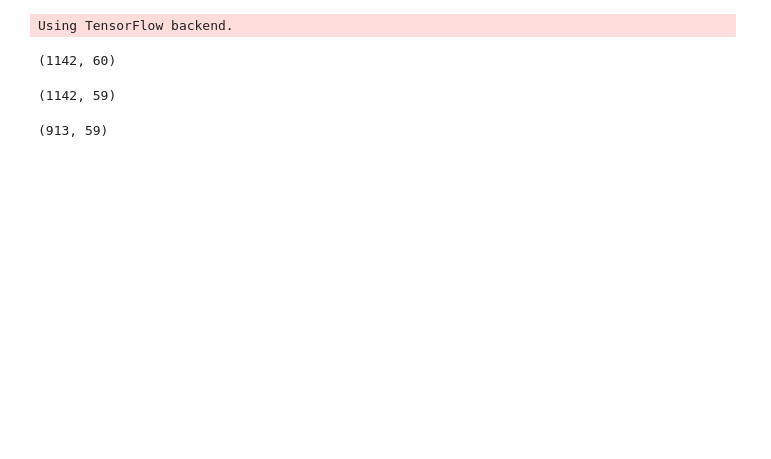
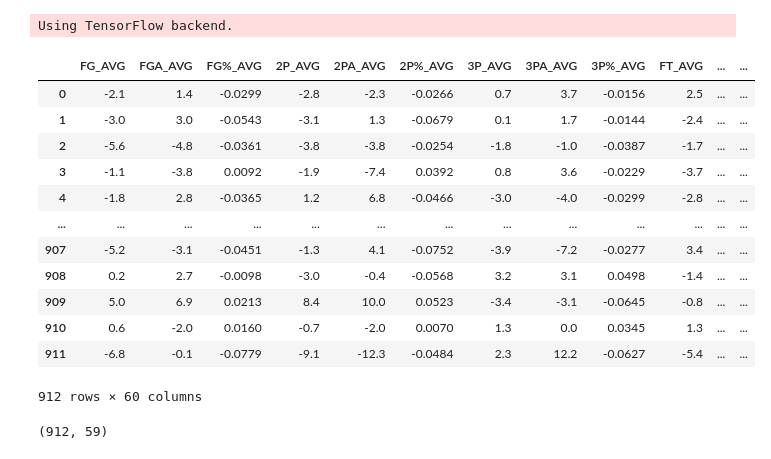
Before and after one commit to BobbyZhouZijian/CS3244-project, a Jupyter notebook: models/NN.ipynb, the cells around one changed output. Cells and saved outputs as stored; diff of their text form; code cells hidden in the pictures; blank space fills up the shorter version.

```diff
--- a/models/NN.ipynb
+++ b/models/NN.ipynb
@@ -31,4 +25,0 @@ df.drop(columns=['Unnamed: 0', 'MP'], inplace=True)
-# %%
-df.shape
-# %% [output]
-(1142, 60)
@@ -42,0 +26,24 @@ df = df[::-1]
+# %%
+train = pd.read_csv("../data/train_test_val data/train.csv")
+val = pd.read_csv("../data/train_test_val data/val.csv")
+test = pd.read_csv("../data/train_test_val data/test.csv")
+# %%
+train.drop(columns=['MP'], inplace=True)
+val.drop(columns=['MP'], inplace=True)
+test.drop(columns=['MP'], inplace=True)
+# %%
+train
+# %% [output]
+|  | FG_AVG | FGA_AVG | FG%_AVG | 2P_AVG | 2PA_AVG | 2P%_AVG | 3P_AVG | 3PA_AVG | 3P%_AVG | FT_AVG | ... | ... |
+| 0 | -2.1 | 1.4 | -0.0299 | -2.8 | -2.3 | -0.0266 | 0.7 | 3.7 | -0.0156 | 2.5 | ... | ... |
+| 1 | -3.0 | 3.0 | -0.0543 | -3.1 | 1.3 | -0.0679 | 0.1 | 1.7 | -0.0144 | -2.4 | ... | ... |
+| 2 | -5.6 | -4.8 | -0.0361 | -3.8 | -3.8 | -0.0254 | -1.8 | -1.0 | -0.0387 | -1.7 | ... | ... |
+| 3 | -1.1 | -3.8 | 0.0092 | -1.9 | -7.4 | 0.0392 | 0.8 | 3.6 | -0.0229 | -3.7 | ... | ... |
+| 4 | -1.8 | 2.8 | -0.0365 | 1.2 | 6.8 | -0.0466 | -3.0 | -4.0 | -0.0299 | -2.8 | ... | ... |
+| ... | ... | ... | ... | ... | ... | ... | ... | ... | ... | ... | ... | ... |
+| 907 | -5.2 | -3.1 | -0.0451 | -1.3 | 4.1 | -0.0752 | -3.9 | -7.2 | -0.0277 | 3.4 | ... | ... |
+| 908 | 0.2 | 2.7 | -0.0098 | -3.0 | -0.4 | -0.0568 | 3.2 | 3.1 | 0.0498 | -1.4 | ... | ... |
+| 909 | 5.0 | 6.9 | 0.0213 | 8.4 | 10.0 | 0.0523 | -3.4 | -3.1 | -0.0645 | -0.8 | ... | ... |
+| 910 | 0.6 | -2.0 | 0.0160 | -0.7 | -2.0 | 0.0070 | 1.3 | 0.0 | 0.0345 | 1.3 | ... | ... |
+| 911 | -6.8 | -0.1 | -0.0779 | -9.1 | -12.3 | -0.0484 | 2.3 | 12.2 | -0.0627 | -5.4 | ... | ... |
+912 rows × 60 columns
@@ -43,10 +54,13 @@ df = df[::-1]
 # %%
 # feed the lstm with all features starting from the open price
 # still contains the high
-input_features = data.iloc[::, :-1].values
-input_data = input_features
-labels = data.iloc[::, -1].values
+X_train = train.iloc[::, :-1].values
+y_train = train.iloc[::, -1].values
+X_val = val.iloc[::, :-1].values
+y_val = val.iloc[::, -1].values
+X_test = test.iloc[::, :-1].values
+y_test = test.iloc[::, -1].values
 
-input_data.shape
+X_train.shape
 # %% [output]
-(1142, 59)
+(912, 59)
@@ -59,6 +67,2 @@ X_train, X_test, y_train, y_test = train_test_split(X, y, test_size=0.20, shuffl
-# %%
-X_train.shape
-# %% [output]
-(913, 59)
 # %%
 # reshape input data
```
Also changed, not shown: parts of 17 cells of this notebook, 1 other file.
